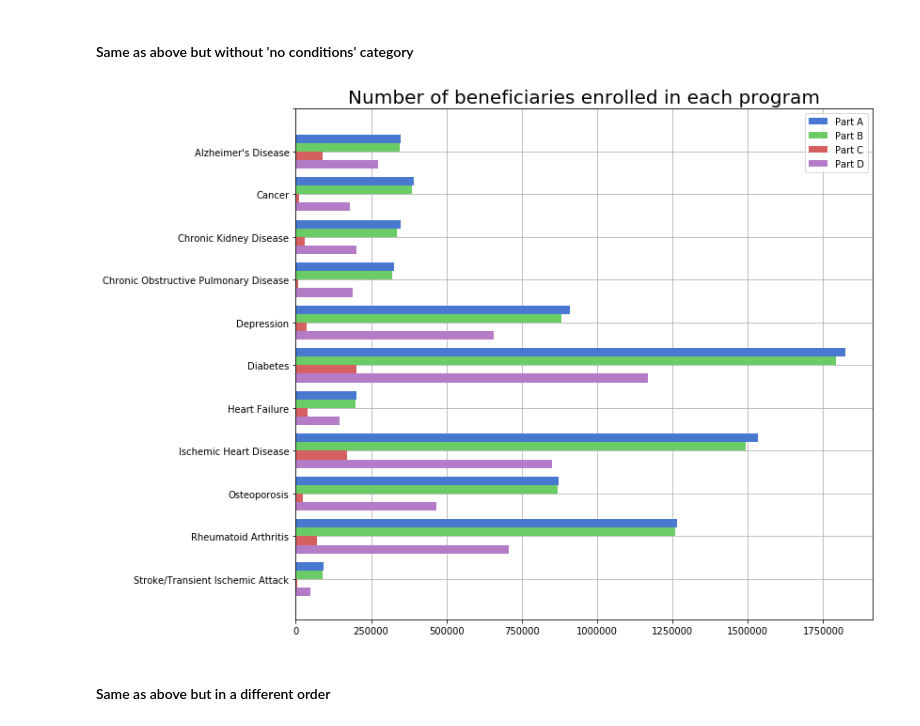
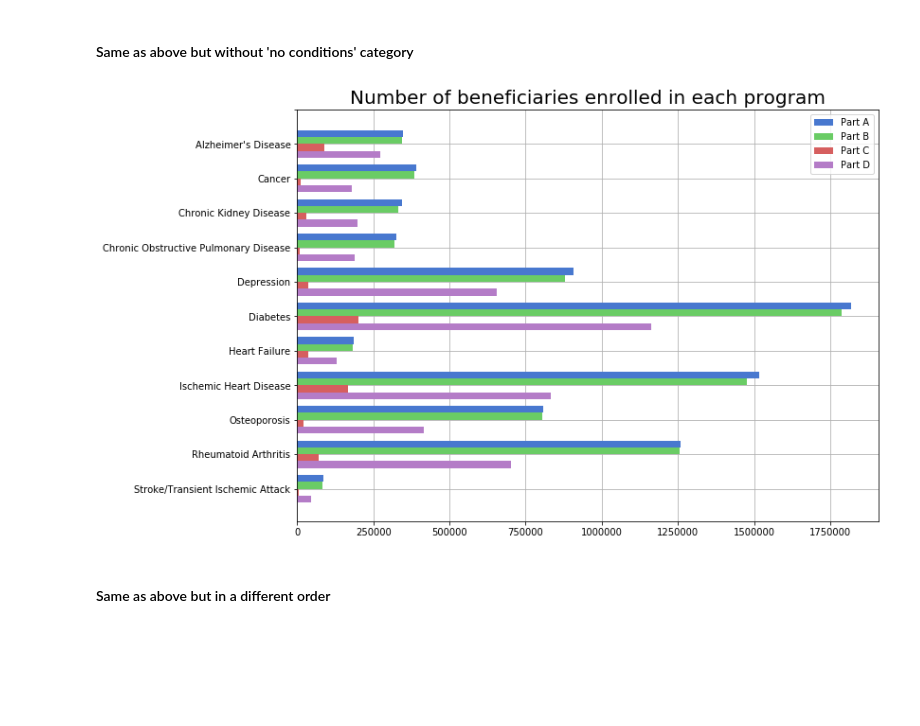
Before and after one commit to ektylr/Nov17Examples, a Jupyter notebook: hca204/Assignment_4_group.ipynb, the cells around one changed output. Saved outputs shown, nothing was run; the diff lists cells and outputs as text; code cells hidden in the pictures; blank space fills up the shorter version.

```diff
--- a/hca204/Assignment_4_group.ipynb
+++ b/hca204/Assignment_4_group.ipynb
@@ -324,6 +294,2 @@ avg_num_rx_part_D = []
 # %% [markdown]
 # Start here!
-# %%
-numbers1 = build_numbers(df, excl=True)
-for x in reversed(chron_conditions):
-    print_numbers(x, numbers1)
@@ -347,0 +342,31 @@ Alzheimer's Disease:
+# %%
+numbers1 = build_numbers(df, excl=True)
+for x in reversed(chron_conditions):
+    #print_numbers(x, numbers1)
+    print(x)
+
+
+num_benes_part_A = [ numbers1[x]['part_A']['num_benes'] for x in chron_conditions ]
+num_benes_part_B = [ numbers1[x]['part_B']['num_benes'] for x in chron_conditions ]
+num_benes_part_C = [ numbers1[x]['part_C']['num_benes'] for x in chron_conditions ]
+num_benes_part_D = [ numbers1[x]['part_D']['num_benes'] for x in chron_conditions ]
+
+tot_paid_part_A = [ numbers1[x]['part_A']['tot_pay'] for x in chron_conditions ]
+tot_paid_part_B = [ numbers1[x]['part_B']['tot_pay'] for x in chron_conditions ]
+tot_paid_part_D = [ numbers1[x]['part_D']['tot_cost'] for x in chron_conditions ]
+
+avg_paid_part_A = [ numbers1[x]['part_A']['avg_pay'] for x in chron_conditions ]
+avg_paid_part_B = [ numbers1[x]['part_B']['avg_pay'] for x in chron_conditions ]
+avg_paid_part_D = [ numbers1[x]['part_D']['avg_rx_cost'] for x in chron_conditions ]
+
+avg_IP_adms_part_A  = [ numbers1[x]['part_A']['avg_IP_adm'] for x in chron_conditions ]
+avg_IP_paid_part_A  = [ numbers1[x]['part_A']['avg_IP'] for x in chron_conditions ]
+avg_SNF_days_part_A = [ numbers1[x]['part_A']['avg_SNF_days'] for x in chron_conditions ]
+avg_SNF_paid_part_A = [ numbers1[x]['part_A']['avg_SNF'] for x in chron_conditions ]
+
+avg_CA_vis_part_B  = [ numbers1[x]['part_B']['avg_CA_vis'] for x in chron_conditions ]
+avg_CA_paid_part_B = [ numbers1[x]['part_B']['avg_CA'] for x in chron_conditions ]
+avg_OP_vis_part_B  = [ numbers1[x]['part_B']['avg_OP_vis'] for x in chron_conditions ]
+avg_OP_paid_part_B = [ numbers1[x]['part_B']['avg_OP'] for x in chron_conditions ]
+
+avg_num_rx_part_D = [ numbers1[x]['part_D']['avg_rx_cost'] for x in chron_conditions ]
@@ -374,21 +415,21 @@ plt.show();
 # %% [markdown]
 #### Same as above but without 'no conditions' category
 # %%
-fig, ax = plt.subplots(1,1,figsize=(11,10));
+fig, ax = plt.subplots(1,1,figsize=(11,8));
 
 p1 = plt.barh(idx[:-1] + 0.3, num_benes_part_A[1:], height = 0.2)
 p2 = plt.barh(idx[:-1] + 0.1, num_benes_part_B[1:], height = 0.2)
 p3 = plt.barh(idx[:-1] - 0.1, num_benes_part_C[1:], height = 0.2)
 p4 = plt.barh(idx[:-1] - 0.3, num_benes_part_D[1:], height = 0.2)
 
 ax.grid();
 
 plt.title('Number of beneficiaries enrolled in each program', fontsize=20)
 plt.yticks(idx, con_labels[1:])
 plt.legend((p1[0], p2[0], p3[0], p4[0]), ('Part A', 'Part B', 'Part C', 'Part D'))
 plt.show();
 # %% [output]
-[figure, old version]
+[figure, new version]
 # %% [markdown]
 #### Same as above but in a different order
 # %%
```
Also changed, not shown: parts of 19 cells of this notebook.
